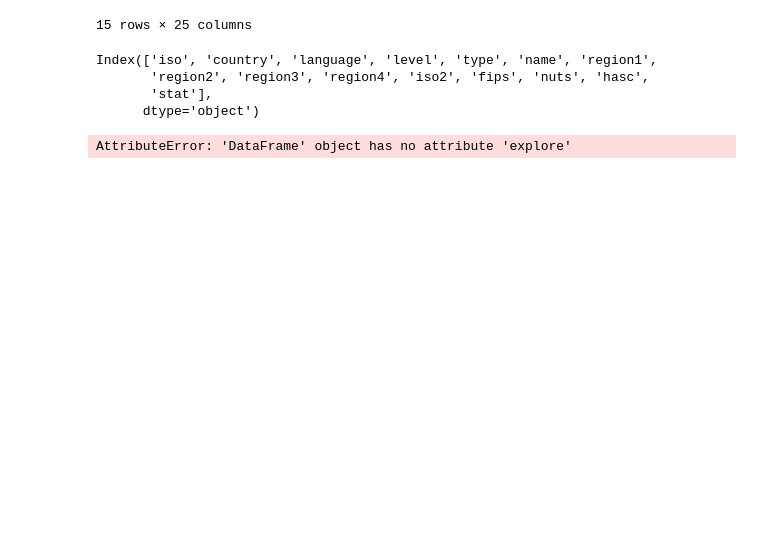
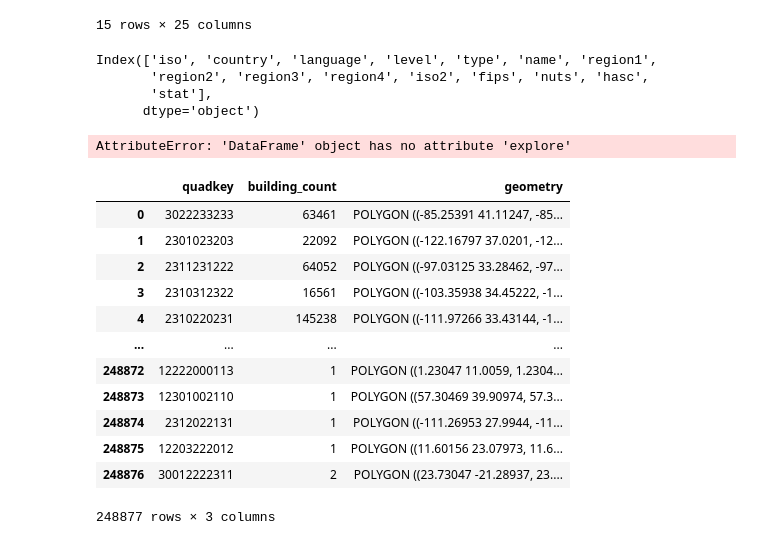
Before and after one commit to ClaudiaTurner/GEOG5160M-Dissertation, a Jupyter notebook: Dissertation_data.ipynb, the cells around one changed output. Drawn from its saved outputs; the diff is of its cells as text; code cells hidden in the pictures; blank space fills up the shorter version.

```diff
--- a/Dissertation_data.ipynb
+++ b/Dissertation_data.ipynb
@@ -82,3 +82,21 @@ Index(['iso', 'country', 'language', 'level', 'type', 'name', 'region1',
 UAE_Regions.explore()
 # %% [output]
 AttributeError: 'DataFrame' object has no attribute 'explore'
+# %%
+GlobalMLBuildingFootprints=gpd.read_file('/content/drive/MyDrive/Dissertation_Leeds_2025/buildings-coverage_GlobalMLBuildingFootprints.geojson')
+# %%
+GlobalMLBuildingFootprints
+# %% [output]
+|  | quadkey | building_count | geometry |
+| 0 | 3022233233 | 63461 | POLYGON ((-85.25391 41.11247, -85... |
+| 1 | 2301023203 | 22092 | POLYGON ((-122.16797 37.0201, -12... |
+| 2 | 2311231222 | 64052 | POLYGON ((-97.03125 33.28462, -97... |
+| 3 | 2310312322 | 16561 | POLYGON ((-103.35938 34.45222, -1... |
+| 4 | 2310220231 | 145238 | POLYGON ((-111.97266 33.43144, -1... |
+| ... | ... | ... | ... |
+| 248872 | 12222000113 | 1 | POLYGON ((1.23047 11.0059, 1.2304... |
+| 248873 | 12301002110 | 1 | POLYGON ((57.30469 39.90974, 57.3... |
+| 248874 | 2312022131 | 1 | POLYGON ((-111.26953 27.9944, -11... |
+| 248875 | 12203222012 | 1 | POLYGON ((11.60156 23.07973, 11.6... |
+| 248876 | 30012222311 | 2 | POLYGON ((23.73047 -21.28937, 23.... |
+248877 rows × 3 columns
```
Also changed, not shown: parts of 3 cells of this notebook.
